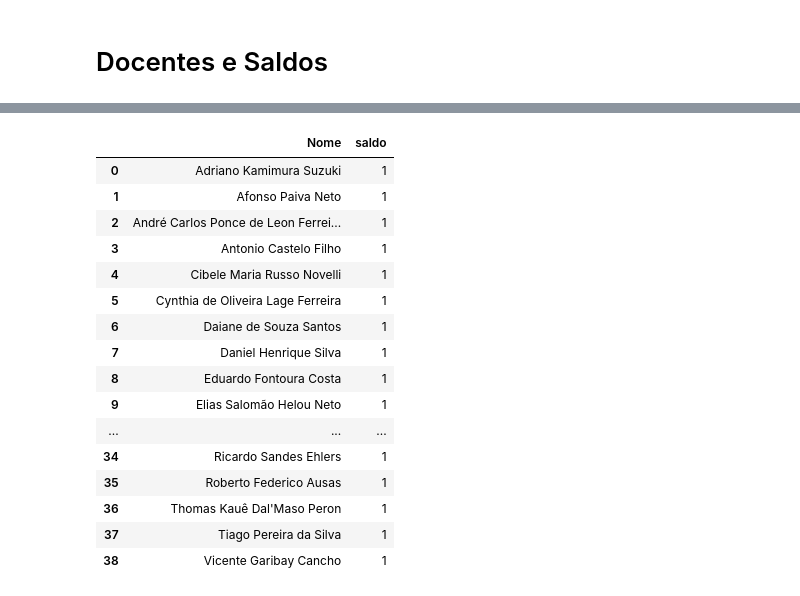
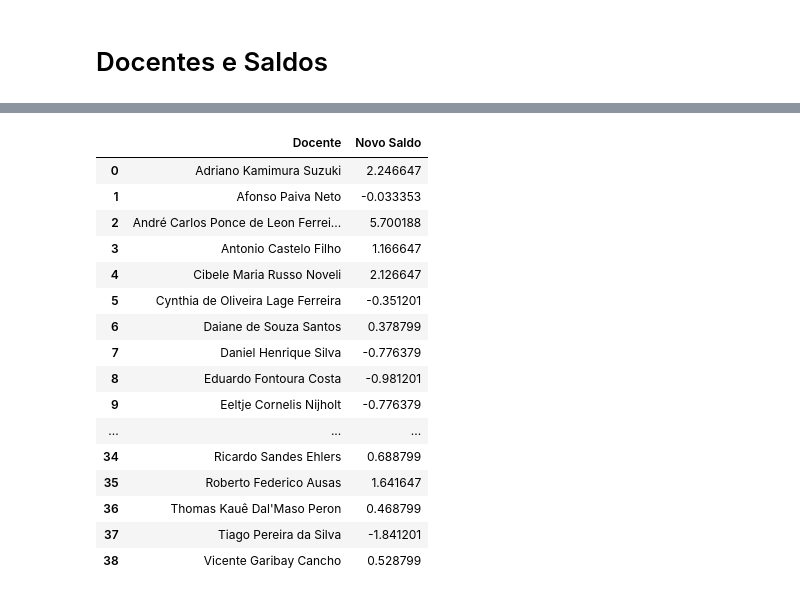
Before and after one commit to InvOptLab/formularios, a Jupyter notebook: processar_formularios.ipynb, the cells around one changed output, grey strips where cells are left out. Saved outputs shown, nothing was run; the diff lists cells and outputs as text; code cells hidden in the pictures.

```diff
--- a/processar_formularios.ipynb
+++ b/processar_formularios.ipynb
@@ -2,7 +2,7 @@
 import os
 import json
 
-INPUT_DIR = r'formularios/'
+INPUT_DIR = r'../carga_didatica/2026-1/formularios/'
 # %%
 resultado = {"versao": "3.0", "formularios": {}, "disciplinas": {}, "docentes": [], "saldos": {}}
 # %% [markdown]
@@ -53,7 +53,7 @@ resultado["disciplinas"] = disciplinas
 # %%
 import pandas as pd
 # %%
-df = pd.read_excel("_ICMC _listagem docentes-somente docentes SME.xls")
+df = pd.read_excel(INPUT_DIR + "/_ICMC _listagem docentes-somente docentes SME.xlsx").dropna( subset = [ 'Carga' ] )
 # %%
 df
 # %% [output]
@@ -77,21 +77,21 @@ df
 # %%
-df.drop(columns=["E-mail", 'Nº USP'])
+df.drop( columns = [ 'Saldo Anterior', 'Gestão', 'Bônus Gestão', 'Carga', 'Carga Gestão', 'Status', 'Carga Ponderada', 'Carga Gestão Ponderada' ])
 # %% [output]
-|  | Nome | saldo |
-| 0 | Adriano Kamimura Suzuki | 1 |
-| 1 | Afonso Paiva Neto | 1 |
-| 2 | André Carlos Ponce de Leon Ferrei... | 1 |
-| 3 | Antonio Castelo Filho | 1 |
-| 4 | Cibele Maria Russo Novelli | 1 |
-| 5 | Cynthia de Oliveira Lage Ferreira | 1 |
-| 6 | Daiane de Souza Santos | 1 |
-| 7 | Daniel Henrique Silva | 1 |
-| 8 | Eduardo Fontoura Costa | 1 |
-| 9 | Elias Salomão Helou Neto | 1 |
+|  | Docente | Novo Saldo |
+| 0 | Adriano Kamimura Suzuki | 2.246647 |
+| 1 | Afonso Paiva Neto | -0.033353 |
+| 2 | André Carlos Ponce de Leon Ferrei... | 5.700188 |
+| 3 | Antonio Castelo Filho | 1.166647 |
+| 4 | Cibele Maria Russo Noveli | 2.126647 |
+| 5 | Cynthia de Oliveira Lage Ferreira | -0.351201 |
+| 6 | Daiane de Souza Santos | 0.378799 |
+| 7 | Daniel Henrique Silva | -0.776379 |
+| 8 | Eduardo Fontoura Costa | -0.981201 |
+| 9 | Eeltje Cornelis Nijholt | -0.776379 |
 | ... | ... | ... |
-| 34 | Ricardo Sandes Ehlers | 1 |
-| 35 | Roberto Federico Ausas | 1 |
-| 36 | Thomas Kauê Dal'Maso Peron | 1 |
-| 37 | Tiago Pereira da Silva | 1 |
-| 38 | Vicente Garibay Cancho | 1 |
+| 34 | Ricardo Sandes Ehlers | 0.688799 |
+| 35 | Roberto Federico Ausas | 1.641647 |
+| 36 | Thomas Kauê Dal'Maso Peron | 0.468799 |
+| 37 | Tiago Pereira da Silva | -1.841201 |
+| 38 | Vicente Garibay Cancho | 0.528799 |
 # %%
```
Also changed, not shown: parts of 2 cells of this notebook, 1 other file.
